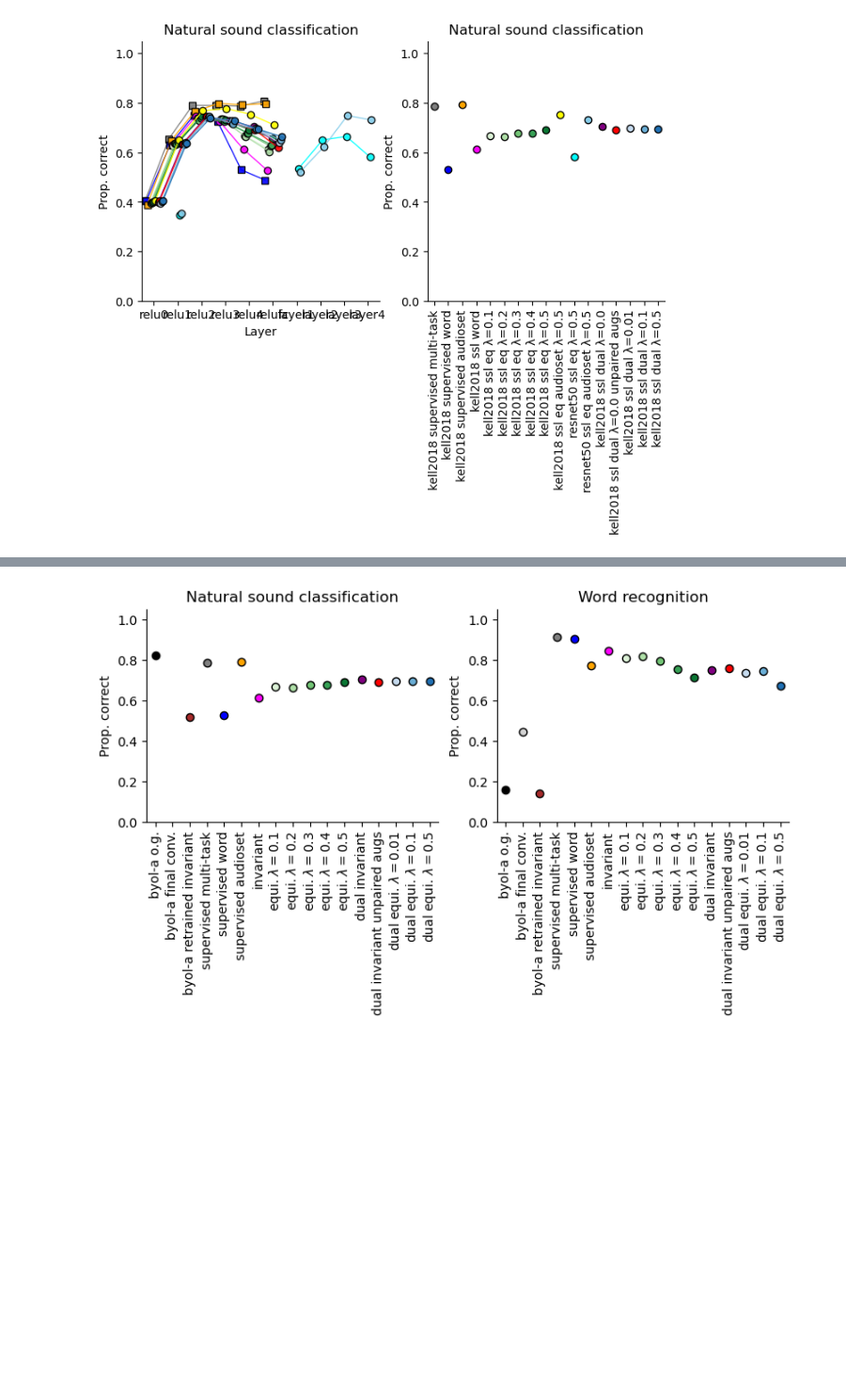
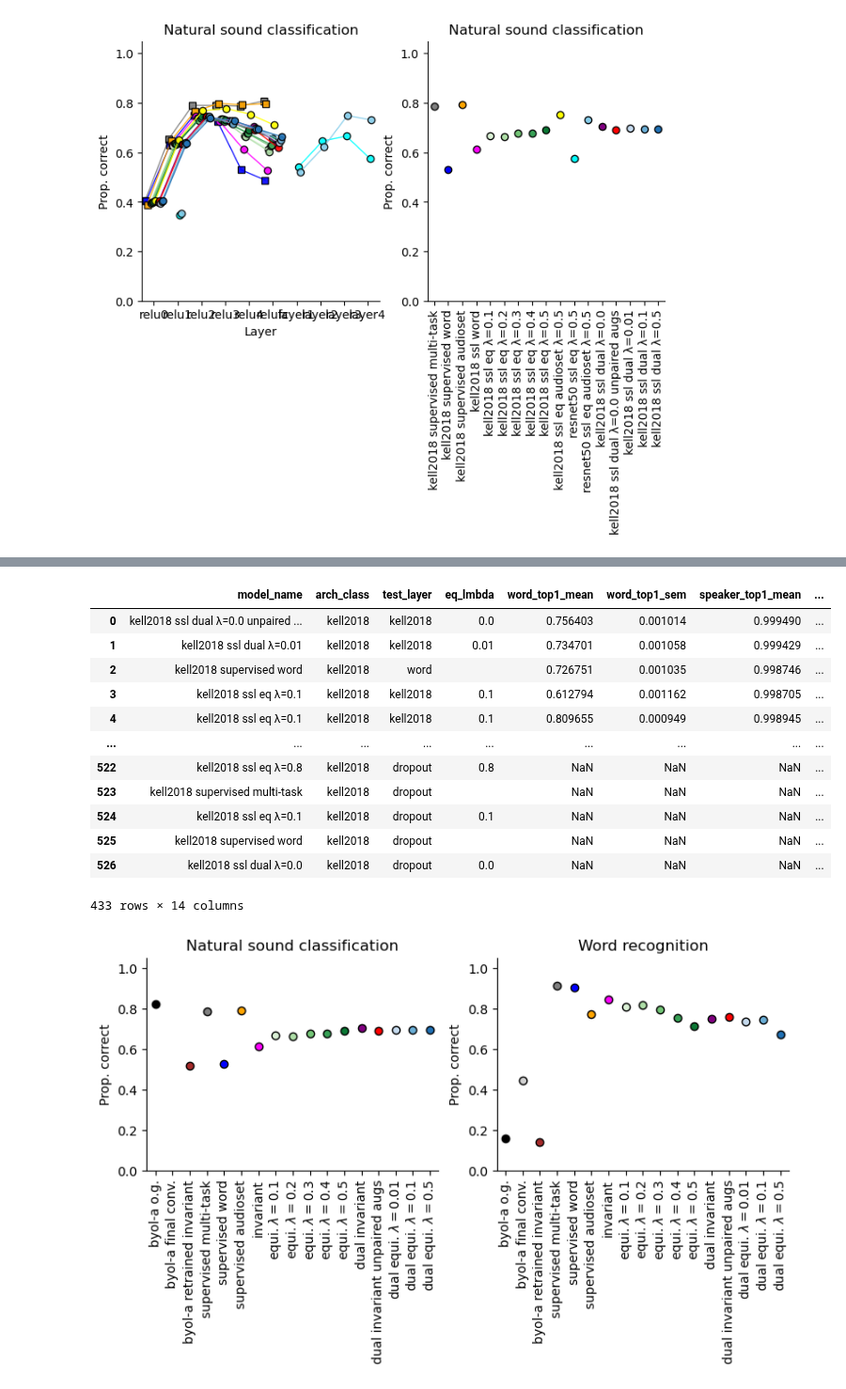
Before and after one commit to Feather-Lab/audio-ssl, a Jupyter notebook: notebooks/plot_model_performance_summary.ipynb, the cells around one changed output, grey strips where cells are left out. Shown at 94% size. Cells and saved outputs as stored; diff of their text form; code cells hidden in the pictures; blank space fills up the shorter version.

```diff
--- a/notebooks/plot_model_performance_summary.ipynb
+++ b/notebooks/plot_model_performance_summary.ipynb
@@ -874,3 +844,20 @@ plt.savefig(outfig_dir/'sup_v_invariant_models.png',
+# %%
+to_plot = df[df.model_name.str.contains('kell2018|byol')].copy()
+to_plot
+# %% [output]
+|  | model_name | arch_class | test_layer | eq_lmbda | word_top1_mean | word_top1_sem | speaker_top1_mean | ... |
+| 0 | kell2018 ssl dual λ=0.0 unpaired ... | kell2018 | kell2018 | 0.0 | 0.756403 | 0.001014 | 0.999490 | ... |
+| 1 | kell2018 ssl dual λ=0.01 | kell2018 | kell2018 | 0.01 | 0.734701 | 0.001058 | 0.999429 | ... |
+| 2 | kell2018 supervised word | kell2018 | word |  | 0.726751 | 0.001035 | 0.998746 | ... |
+| 3 | kell2018 ssl eq λ=0.1 | kell2018 | kell2018 | 0.1 | 0.612794 | 0.001162 | 0.998705 | ... |
+| 4 | kell2018 ssl eq λ=0.1 | kell2018 | kell2018 | 0.1 | 0.809655 | 0.000949 | 0.998945 | ... |
+| ... | ... | ... | ... | ... | ... | ... | ... | ... |
+| 522 | kell2018 ssl eq λ=0.8 | kell2018 | dropout | 0.8 | NaN | NaN | NaN | ... |
+| 523 | kell2018 supervised multi-task | kell2018 | dropout |  | NaN | NaN | NaN | ... |
+| 524 | kell2018 ssl eq λ=0.1 | kell2018 | dropout | 0.1 | NaN | NaN | NaN | ... |
+| 525 | kell2018 supervised word | kell2018 | dropout |  | NaN | NaN | NaN | ... |
+| 526 | kell2018 ssl dual λ=0.0 | kell2018 | dropout | 0.0 | NaN | NaN | NaN | ... |
+433 rows × 14 columns
 # %%
 hue_order = [
               'byol-a o.g.',
```
Also changed, not shown: parts of 8 cells of this notebook, 3 other files.
